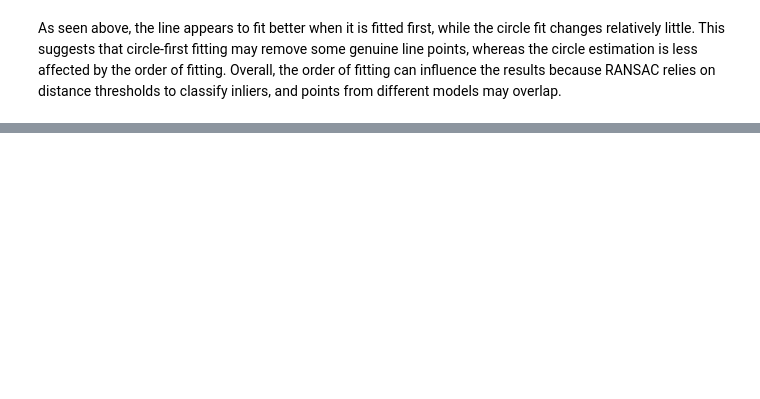
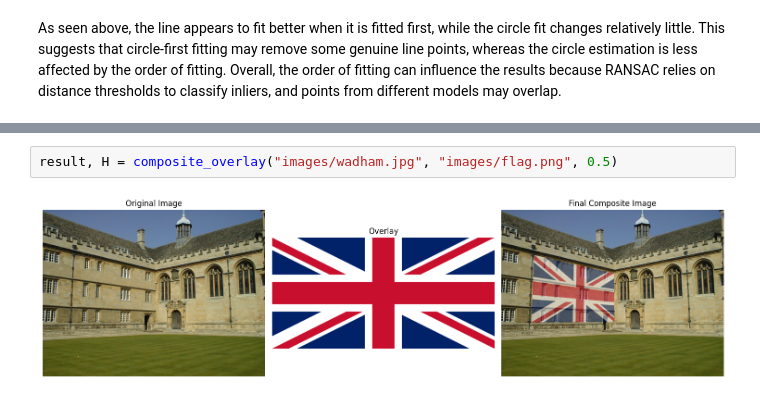
Before and after one commit to Achintha-Bandara/Fit-Align, a Jupyter notebook: main.ipynb, the cells around one changed output, grey strips where cells are left out. Cells and saved outputs as stored; diff of their text form; blank space fills up the shorter version.

Commit message:
Q3 - Image Superimposing

```diff
--- a/main.ipynb
+++ b/main.ipynb
@@ -554,0 +613,4 @@ As seen above, the line appears to fit better when it is fitted first, while the
+# %%
+result, H = composite_overlay("images/wadham.jpg", "images/flag.png", 0.5)
+# %% [output]
+[figure, added]
```
Also changed, not shown: parts of 9 cells of this notebook, 2 other files.
